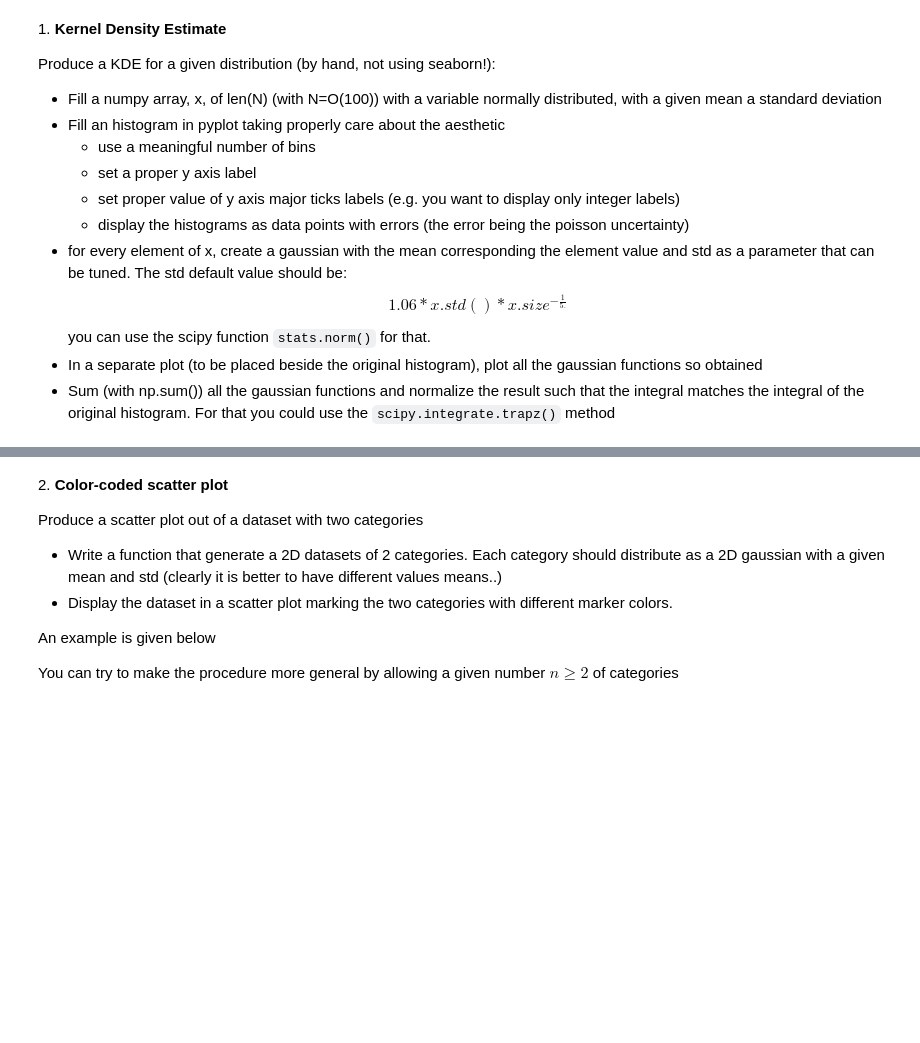
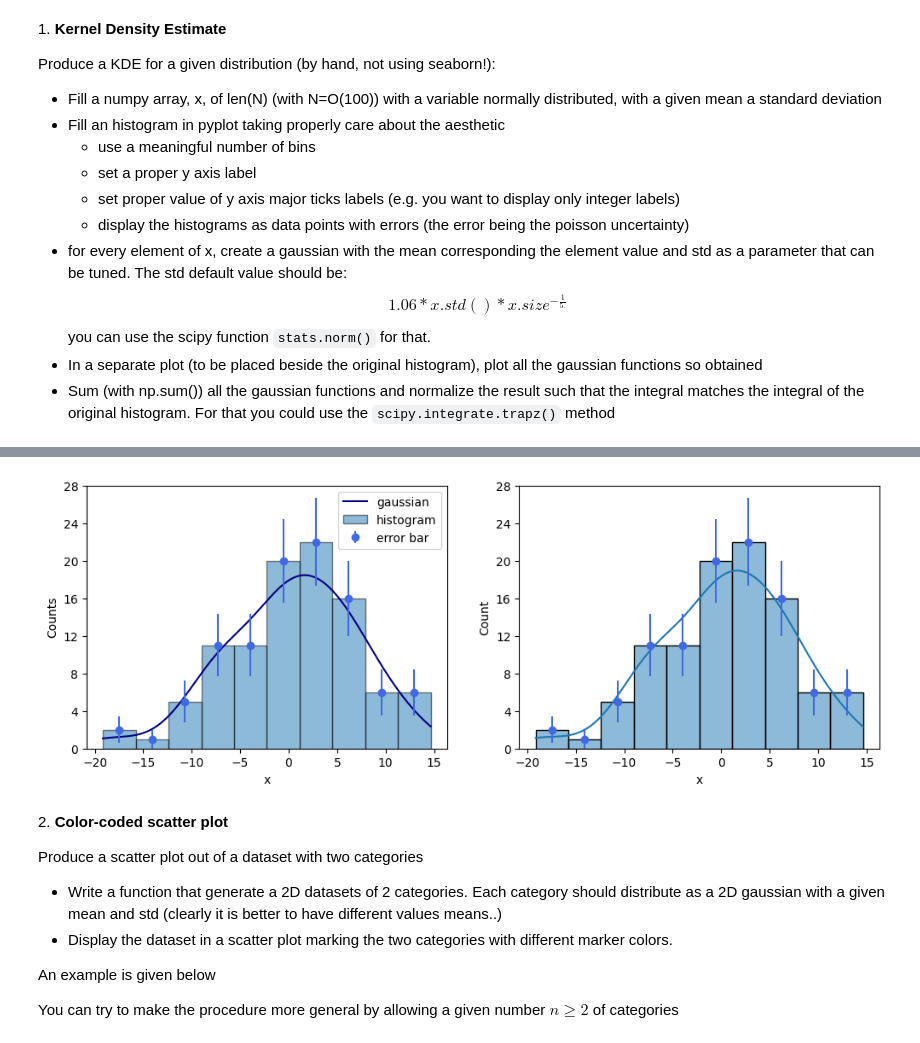
Before and after one commit to Berto70/LaboratoryOfComputationalPhysics_Y6, a Jupyter notebook: 07ex_Visualization.ipynb, the cells around one changed output, grey strips where cells are left out. Saved outputs shown, nothing was run; the diff lists cells and outputs as text; code cells hidden in the pictures; blank space fills up the shorter version.

Commit message:
added comparison plot ex7.1

```diff
--- a/07ex_Visualization.ipynb
+++ b/07ex_Visualization.ipynb
@@ -88,3 +88,26 @@ Integral of the gaussian:  97.16456591769173
+# %%
+fig, ax = plt.subplots(1, 2, figsize=(12, 4))
+
+dff = pd.DataFrame({'x':x})
+
+ax[0].plot(t, tot_gauss * a, label='gaussian', color='navy')
+ax[0].hist(x, bins=int(np.sqrt(N)), alpha=0.5, label='histogram', color='tab:blue', edgecolor='black', linewidth=1)
+ax[0].errorbar(bin_centers, counts, yerr=err, fmt='o', label='error bar', color='royalblue')
+
+ax[0].set_xlabel('x')
+ax[0].set_ylabel('Counts')
+ax[0].set_yticks(np.arange(0, (np.max(counts)+np.max(err))+3, 4))
+ax[0].legend()
+
+sns.histplot(data=dff, x='x', bins=10, kde=True, color='tab:blue', ax=ax[1])
+ax[1].errorbar(bin_centers, counts, yerr=err, fmt='o', label='error bar', color='royalblue')
+# ax[1].xlabel('x')
+# ax[1].ylabel('Counts')
+ax[1].set_yticks(np.arange(0, (np.max(counts)+np.max(err))+3, 4))
+# ax[1].legend()
+plt.show()
+# %% [output]
+[figure, added]
 # %% [markdown]
 2\. **Color-coded scatter plot**
 
```
Also changed, not shown: parts of 4 cells of this notebook.
